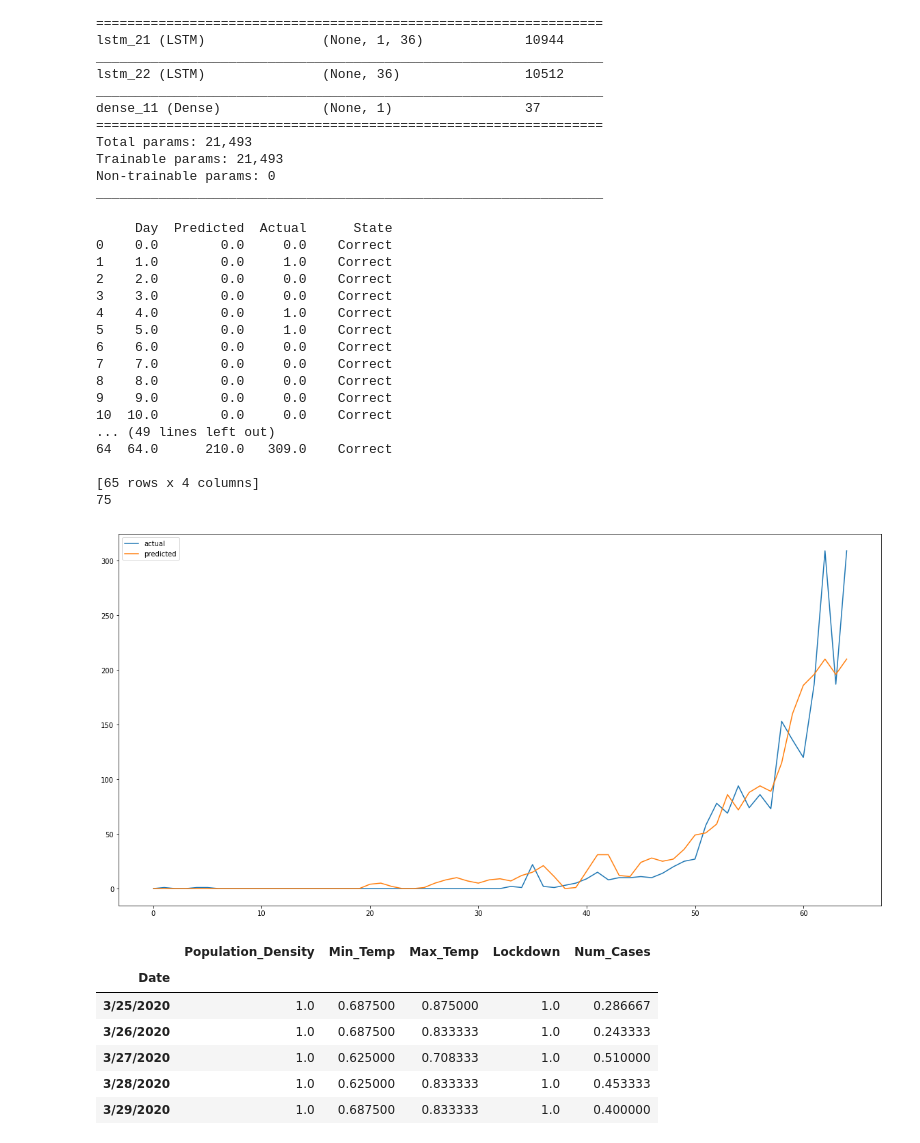
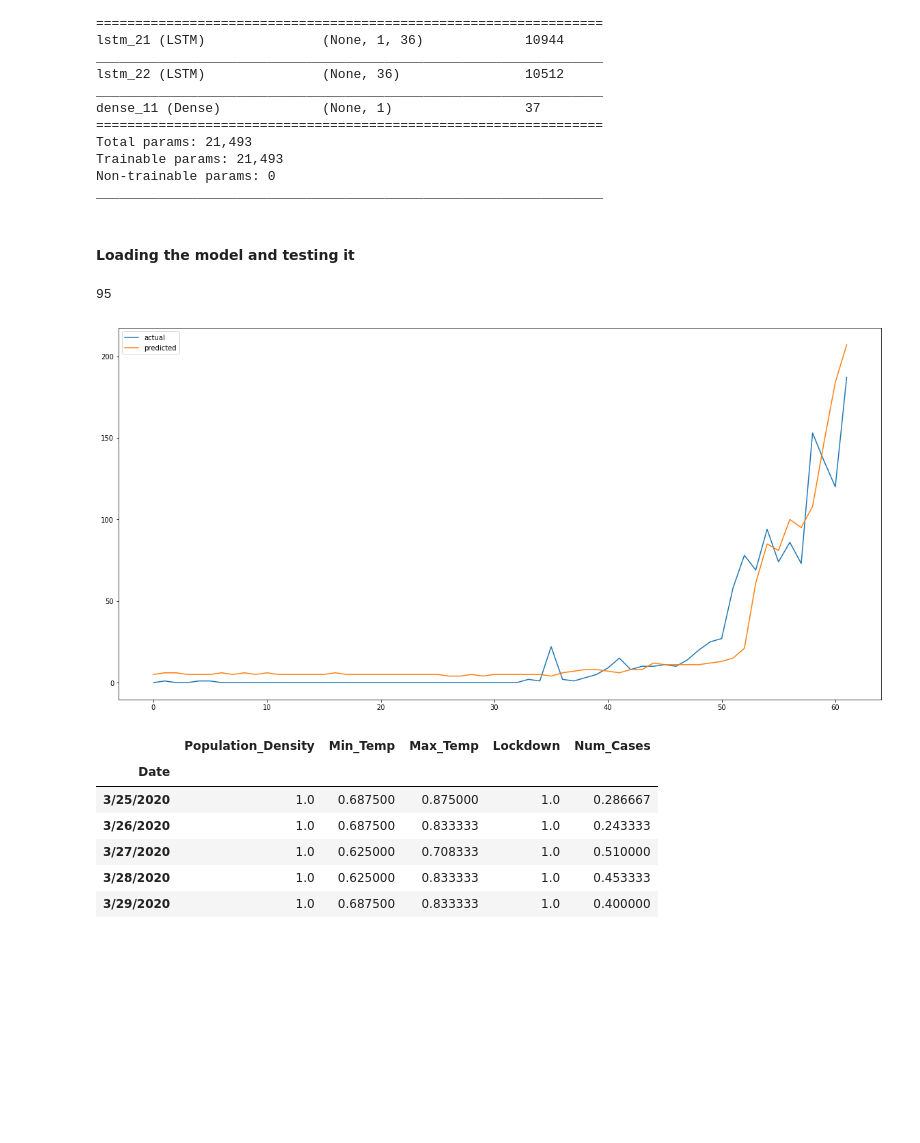
Before and after one commit to abdulsmapara/Covid-19-Trend-Predictor, a Jupyter notebook: src/covid-19-trend-predictor.ipynb, the cells around one changed output. Saved outputs shown, nothing was run; the diff lists cells and outputs as text; code cells hidden in the pictures; blank space fills up the shorter version.

```diff
--- a/src/covid-19-trend-predictor.ipynb
+++ b/src/covid-19-trend-predictor.ipynb
@@ -9,5 +7,4 @@
 # %%
-# imports
 import numpy as np
 import pandas as pd
 import matplotlib.pyplot as plt
@@ -21,21 +18,31 @@ from keras  import callbacks
 from keras import optimizers
 import tensorflow as tf
 from sklearn.model_selection import train_test_split
+'''
+    Reads the data
 
+'''
+
+# Read csv file
 df = pd.read_csv('../Timeseries-Data/timeseries_data.csv')
+# Pick columns required and convert to suitable types
 columns_to_keep = ['Date','Index','Location','Population_Density','Min_Temp','Max_Temp','Lockdown','Num_Cases']
 df = df.astype({"Population_Density":float ,"Lockdown": float,'Num_Cases':float})
 df = df[columns_to_keep]
+
+# Pick columns to scale
 numeric_columns = ['Population_Density','Lockdown','Max_Temp','Min_Temp','Num_Cases']
 df_numeric = df[numeric_columns]
 df_temp = df[['Min_Temp','Max_Temp']]
+
+# Scale the features appropriately within suitable range
 final_temp = []
 df_numeric.head()
 print('Min', np.min(df_numeric))
 print('Max', np.max(df_numeric))
 SCALE_NUM_CASES = 300
+LOCKDOWN_SCALE = 100
 dataset = df_numeric.astype('float64')
-# scaling
 scaler = MinMaxScaler(feature_range=(0.0, 1.0))
 scaled_data = scaler.fit_transform(dataset)
 temp_deno = (np.max(df['Max_Temp']) - np.min(df['Min_Temp']))
@@ -43,10 +50,12 @@ temp_num = np.min(df['Min_Temp'])
 for ind in df['Index']:
     index = int(ind)
     df.at[index,'Population_Density'] = scaled_data[index][0]
-    df.at[index,'Lockdown'] /= 100
+    df.at[index,'Lockdown'] /= LOCKDOWN_SCALE
     df.at[index,'Min_Temp'] = (df.at[index,'Min_Temp'] - temp_num)/ temp_deno
     df.at[index,'Max_Temp'] = (df.at[index,'Max_Temp'] - temp_num)/ temp_deno
 df = df.set_index("Date")
+
+# Prepare seperate data for each country
 df_final = []
 df_final.append(df[df.Location=='Australia'].reset_index(drop=True))
 df_final.append(df[df.Location == 'India'].reset_index(drop=True))
@@ -55,6 +64,7 @@ df_final.append(df[df.Location == 'USA'].reset_index(drop=True))
 df_final.append(df[df.Location == 'Italy'].reset_index(drop=True))
 df_final.append(df[df.Location == 'France'].reset_index(drop=True))
 
+# Convert cumulative cases to cases per day and scale down
 for df_temp in df_final:
     i=0
     for ind in df_temp['Index']:
@@ -67,6 +77,7 @@ for df_temp in df_final:
     print(np.max(df_temp['Num_Cases']))
     df_temp['Num_Cases'] /= SCALE_NUM_CASES
 
+# Out India's data
 df_final[1]
 # %% [output]
 Using TensorFlow backend.
@@ -279,25 +285,40 @@ Total params: 21,493
 Trainable params: 21,493
 Non-trainable params: 0
 _________________________________________________________________
+# %% [markdown]
+#### Loading the model and testing it
+# %%
+input_shape = (1,39)
+prediction_model = Sequential()
+prediction_model.add(LSTM(36,activation='sigmoid',return_sequences=True,input_shape=input_shape))
+prediction_model.add(LSTM(36, activation='sigmoid'))
+prediction_model.add(Dense(1))
+prediction_model.load_weights('prediction_final.h5')
 # %%
 import math
 from sklearn.metrics import mean_squared_error
 from sklearn.metrics import classification_report, confusion_matrix, accuracy_score
 from pandas import DataFrame
 
+'''
+    How well the model predicts on training data and validation data ?
+    Just for analysis, not for testing purpose
+'''
+
 def is_correct(value1, value2):
     correctness = False
     if value1 == value2:
         correctness = True
-    elif abs(value1 - value2) <= 5:
+    elif value2 < 25 and abs(value1 - value2) <= 9:
         correctness = True
-    elif value2 != 0 and value1/value2 <= 1.5 and value1/value2 >= (5/8):
+    elif value2 < 300 and abs(value1 - value2) <= 50:
+        correctness = True
+    elif value2 > 500 and abs(value1 - value2) <= 135:
         correctness = True
     return correctness
 
-y_pred = model.predict(train_X, batch_size=batch_size)
+y_pred = prediction_model.predict(train_X, batch_size=batch_size)
 i = 0
-
 comparision_data = DataFrame()
 correct = 0
 total = 0
@@ -306,52 +327,34 @@ for x,y,actual in zip(train_X, y_pred,train_y):
     if y[0] < 0.0:
         y[0] = 0.0
     comparision_data.at[i,'Predicted'] = round(y[0]*SCALE_NUM_CASES)
     comparision_data.at[i,'Actual'] = (actual*SCALE_NUM_CASES)
     comparision_data.at[i,'State'] = 'Incorrect'
     if is_correct(comparision_data.at[i,'Predicted'], comparision_data.at[i,'Actual']):
         correct+=1
         comparision_data.at[i,'State'] = 'Correct'
     total+=1
     i+=1
 y_pred = model.predict(test_X, batch_size=batch_size)
-for x,y,actual in zip(test_X, y_pred,test_y):
+for x,y,actual,p in zip(test_X, y_pred,test_y,range(62)):
     comparision_data.at[i,'Day']=i
     if y[0] < 0.0:
         y[0] = 0.0
     comparision_data.at[i,'Predicted'] = round(y[0]*SCALE_NUM_CASES)
     comparision_data.at[i,'Actual'] = (actual*SCALE_NUM_CASES)
     comparision_data.at[i,'State'] = 'Incorrect'
     if is_correct(comparision_data.at[i,'Predicted'], comparision_data.at[i,'Actual']):
         correct+=1
         comparision_data.at[i,'State'] = 'Correct'
     total+=1
     i+=1
-
-print(comparision_data)
 print(round((correct/total)*100))
 plt.figure(figsize=(20,10))
 #plt.plot(scaler.inverse_transform(scaled))
 plt.plot(comparision_data['Actual'],label='actual')
 plt.plot(comparision_data['Predicted'],label='predicted')
 plt.legend()
 plt.show()
 # %% [output]
-     Day  Predicted  Actual      State
-0    0.0        0.0     0.0    Correct
-1    1.0        0.0     1.0    Correct
-2    2.0        0.0     0.0    Correct
-3    3.0        0.0     0.0    Correct
-4    4.0        0.0     1.0    Correct
-5    5.0        0.0     1.0    Correct
-6    6.0        0.0     0.0    Correct
-7    7.0        0.0     0.0    Correct
-8    8.0        0.0     0.0    Correct
-9    9.0        0.0     0.0    Correct
-10  10.0        0.0     0.0    Correct
-... (49 lines left out)
-64  64.0      210.0   309.0    Correct
-
-[65 rows x 4 columns]
-75
+95
-[figure, old version]
+[figure, new version]
 # %%
```
Also changed, not shown: parts of 11 cells of this notebook.
